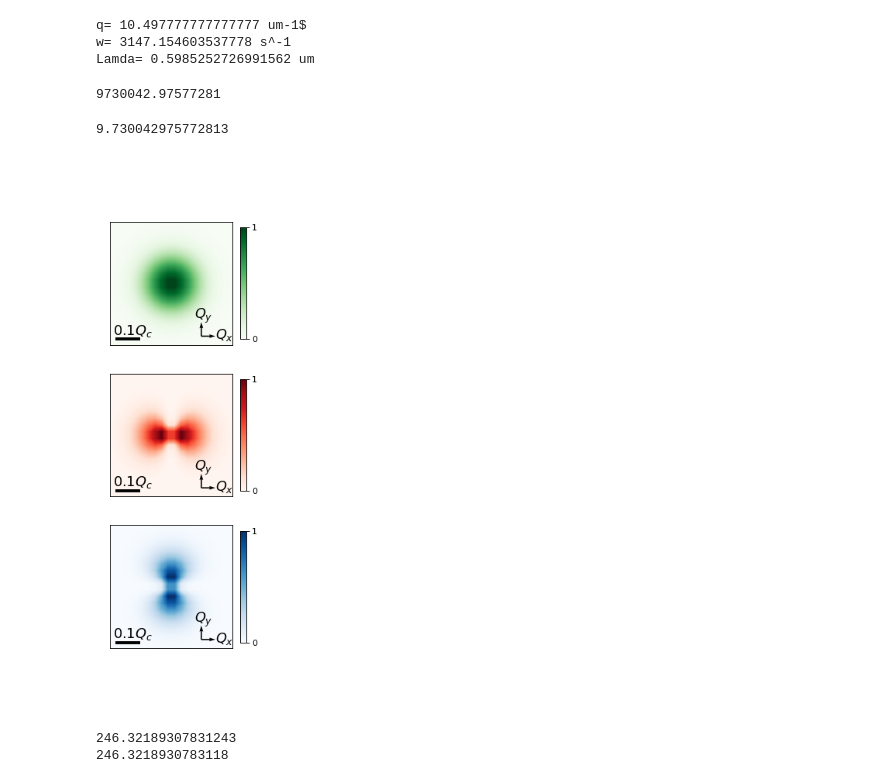
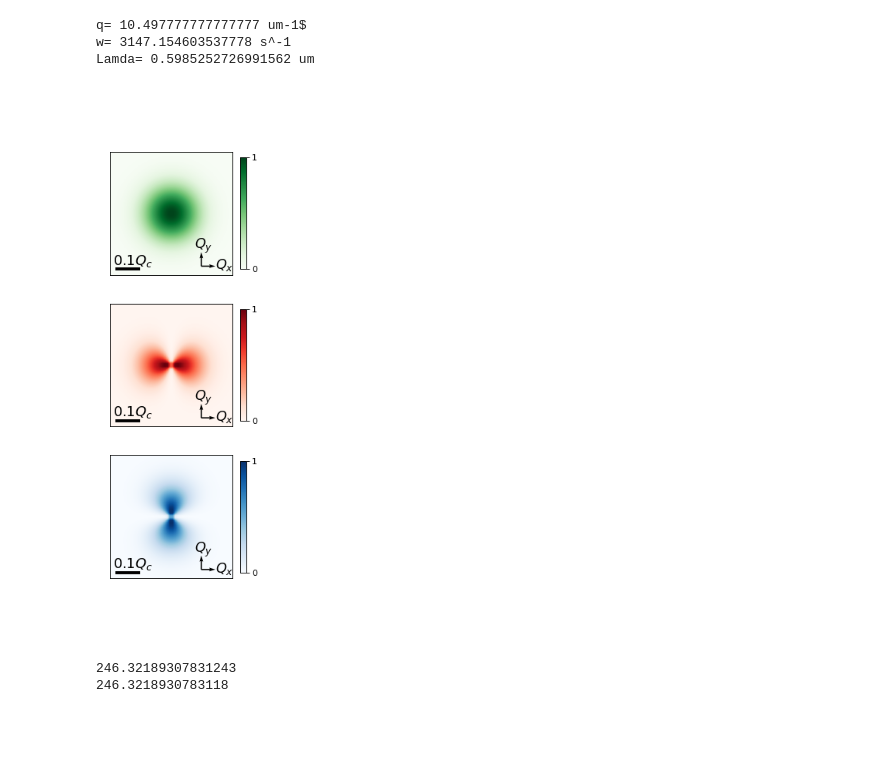
Before and after one commit to Liubroke13/Main_code, a Jupyter notebook: exciton_wavepacket/exciton_wavepacket.ipynb, the cells around one changed output. Drawn from its saved outputs; the diff is of its cells as text; code cells hidden in the pictures; blank space fills up the shorter version.

```diff
--- a/exciton_wavepacket/exciton_wavepacket.ipynb
+++ b/exciton_wavepacket/exciton_wavepacket.ipynb
@@ -31,14 +31,6 @@ print("q=",q,"um-1$ \nw=",w,"s^-1 \nLamda=",2*np.pi/q,"um")
 q= 10.497777777777777 um-1$
 w= 3147.154603537778 s^-1
 Lamda= 0.5985252726991562 um
-# %%
-1.92/ (hbar*c)  #ev/(ev*s*m/s)=1/m
-# %% [output]
-9730042.97577281
-# %%
-1.92/ (hbar*c) * np.power(0.1, 6)
-# %% [output]
-9.730042975772813
 # %%
 def Factorial(n):
     f=1
@@ -160,8 +152,8 @@ l = 0
 p=0
 fig, ax = plt.subplots(3, 1, figsize=(3*1, 3*3), constrained_layout=False, dpi=80)
 
-qx = np.linspace(-0.25*Q_c, 0.25*Q_c, 20)
-qy = np.linspace(-0.25*Q_c, 0.25*Q_c, 20)
+qx = np.linspace(-0.25*Q_c, 0.25*Q_c, 50)
+qy = np.linspace(-0.25*Q_c, 0.25*Q_c, 50)
 QX, QY = np.meshgrid(qx, qy)
 phiQ = np.arctan2(QY, QX)
 Q = np.sqrt(QX**2+QY**2)
@@ -181,34 +173,34 @@ for ex in range(3):
         globals()['CS'+str(0)]=ax[0].contourf(QX, QY, np.abs(F(l,Q)*np.exp(complex(0,1)*l*phiQ))**2/np.max(np.abs(F(l,Q)*np.exp(complex(0,1)*l*phiQ))**2),
                               vmin=0, vmax=1,levels=800, cmap='Greens')
     if ex==1:
         ex = "upperbright"
         globals()['CS'+str(1)]=ax[1].contourf(QX, QY, np.abs(matrixelement(ex, sigma, l, Q, phiQ))**2/np.max(np.abs(matrixelement(ex, sigma, l, Q, phiQ))**2),
                               vmin=0, vmax=1,levels=800, cmap='Reds')
     elif ex==2:
         ex = "lowerbright"
         globals()['CS'+str(2)]=ax[2].contourf(QX, QY, np.abs(matrixelement(ex, sigma, l, Q, phiQ))**2/np.max(np.abs(matrixelement(ex, sigma, l, Q, phiQ))**2),
                               vmin=0, vmax=1,levels=800, cmap='Blues')
     # elif ex==3:
     #     ex = "gray"
     #     globals()['CS'+str(3)]=ax[3].contourf(QX, QY, np.abs(matrixelement(ex, sigma, l, Q, phiQ))**2/np.max(np.abs(matrixelement(ex, sigma, l, Q, phiQ))**2),
     #                           vmin=0, vmax=1,levels=800, cmap='colorbarG')
 
 
 for ex in range(3):
     ax[ex].quiver(max(qx)-1.1, min(qy)+0.3, 0, 0.8, scale=7, width=0.01, color='k', zorder=2)
     ax[ex].quiver(max(qx)-1.1, min(qy)+0.3, 0.8, 0, scale=7, width=0.01, color='k', zorder=2)
     ax[ex].text(max(qx)-1.35,  min(qy)+0.9,  '$Q_y$', fontsize=16, color='k')
     ax[ex].text(max(qx)-0.6,   min(qy)+0.2,  '$Q_x$', fontsize=16, color='k')
     ax[ex].text(min(qx)+0.1,   min(qy)+0.35, '$0.1 Q_c$', fontsize=16, color='k')
 fig.colorbar(globals()['CS'+str(0)], shrink=0.78, format="{x:.0f}", ticks=np.linspace(0, 1, 2))
 fig.colorbar(globals()['CS'+str(1)], shrink=0.78, format="{x:.0f}", ticks=np.linspace(0, 1, 2))
 fig.colorbar(globals()['CS'+str(2)], shrink=0.78, format="{x:.0f}", ticks=np.linspace(0, 1, 2))
 
 fig.subplots_adjust(left=0.075, bottom=0.1, right=0.9, top=0.9, wspace=0, hspace=0.06 )
 # plt.tight_layout()
 plt.show()
 # %% [output]
-[figure, old version]
+[figure, new version]
 # %%
 # betalpha = np.array([[0, 0], [np.pi, 0], [np.pi/2, 0], [np.pi/2, np.pi]])
 sigma=1
```
Also changed, not shown: parts of 5 cells of this notebook, 34 other files.
